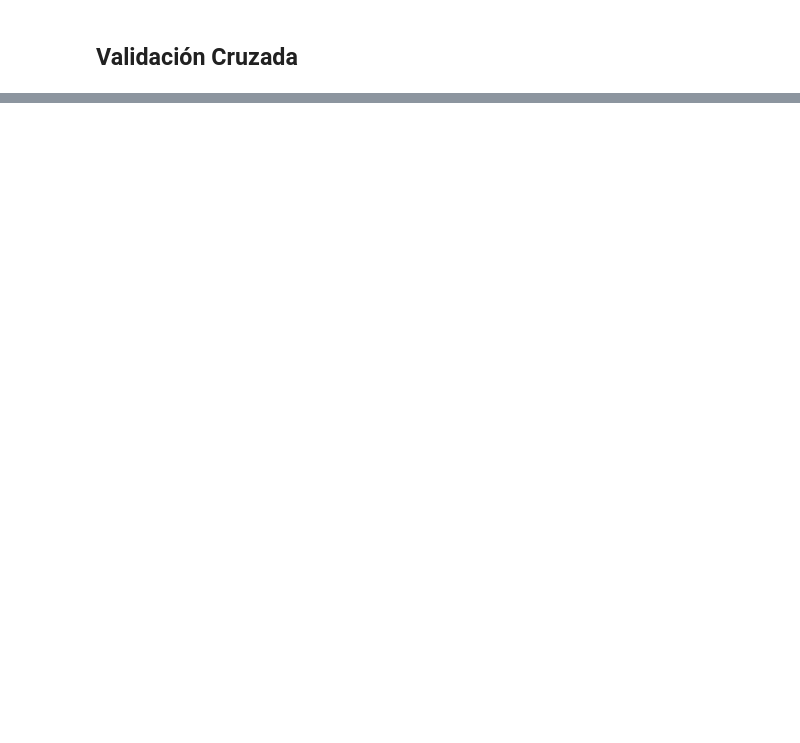
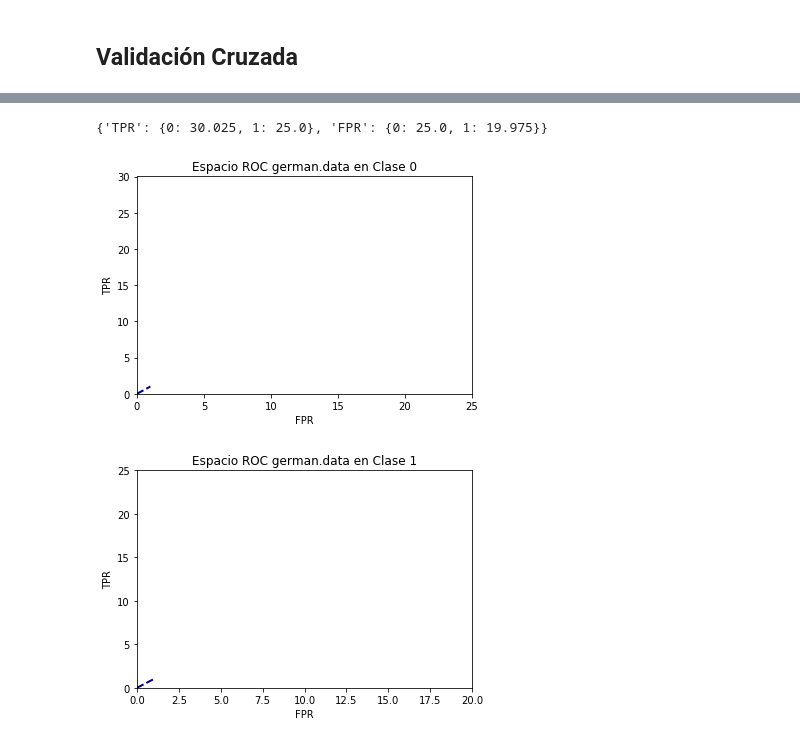
Before and after one commit to RGarciaf/FAA, a Jupyter notebook: FAAP1_1461_9/memoriaP1.ipynb, the cells around one changed output, grey strips where cells are left out. Drawn from its saved outputs; the diff is of its cells as text; code cells hidden in the pictures; blank space fills up the shorter version.

```diff
--- a/FAAP1_1461_9/memoriaP1.ipynb
+++ b/FAAP1_1461_9/memoriaP1.ipynb
@@ -495,2 +511,18 @@ for i in tic_tac['TPR'].keys():
 # %% [markdown]
 ## Validación Cruzada
+# %%
+cruzada = medias[1]
+balloons = cruzada[0]
+print(balloons)
+
+for i in balloons['TPR'].keys():
+
+    plt.figure()
+    lw = 2
+    plt.plot([0, 1], [0, 1], color='navy', lw=lw, linestyle='--')
+    plt.xlim([-0.00001, balloons['FPR'][i]])
+    plt.ylim([-0.00001, balloons['TPR'][i]])
+    plt.xlabel('FPR')
+    plt.ylabel('TPR')
+    plt.title('Espacio ROC balloons.data en Clase ' + str(i) )
+    plt.show()
@@ -496,0 +533,17 @@ for i in tic_tac['TPR'].keys():
+# %%
+german = cruzada[1]
+print(german)
+for i in german['TPR'].keys():
+    plt.figure()
+    lw = 2
+    plt.plot([0, 1], [0, 1], color='navy', lw=lw, linestyle='--')
+    plt.xlim([-0.00001, german['FPR'][i]])
+    plt.ylim([-0.00001, german['TPR'][i]])
+    plt.xlabel('FPR')
+    plt.ylabel('TPR')
+    plt.title('Espacio ROC german.data en Clase ' + str(i) )
+    plt.show()
+# %% [output]
+{'TPR': {0: 30.025, 1: 25.0}, 'FPR': {0: 25.0, 1: 19.975}}
+[figure, added]
+[figure, added]
```
Also changed, not shown: parts of 26 cells of this notebook, 1 other file.
